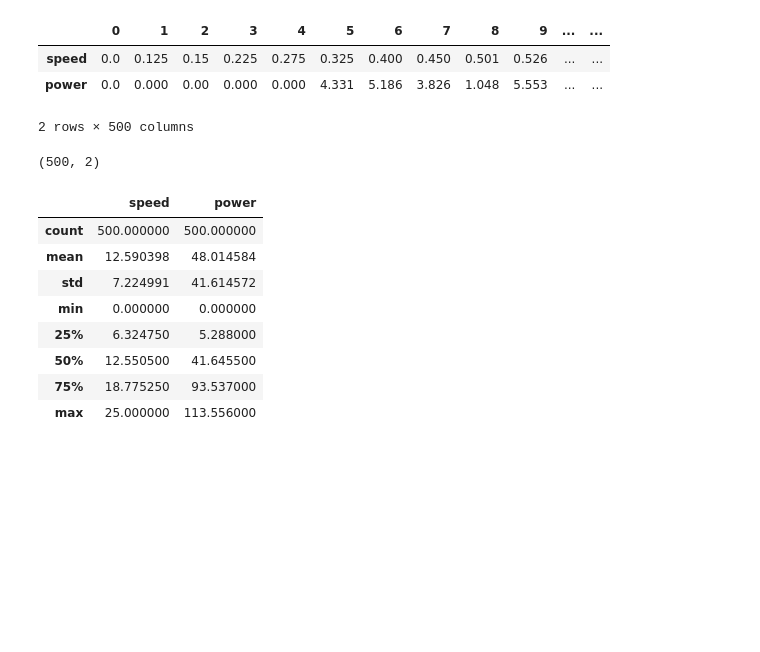
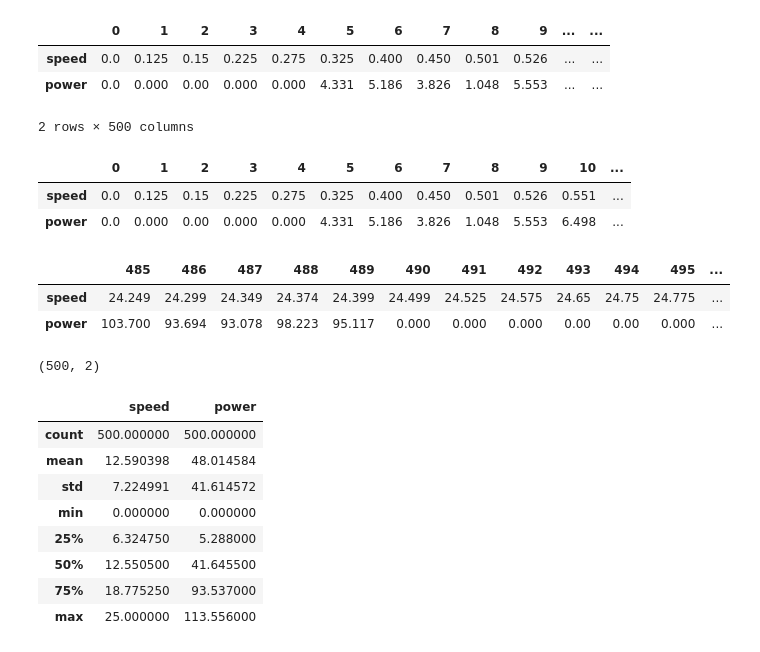
Before and after one commit to mizydorek/Machine-Learning-Project-2020, a Jupyter notebook: project.ipynb, the cells around one changed output. Saved outputs shown, nothing was run; the diff lists cells and outputs as text; code cells hidden in the pictures; blank space fills up the shorter version.

```diff
--- a/project.ipynb
+++ b/project.ipynb
@@ -49,6 +80,20 @@ df.T
 | speed | 0.0 | 0.125 | 0.15 | 0.225 | 0.275 | 0.325 | 0.400 | 0.450 | 0.501 | 0.526 | ... | ... |
 | power | 0.0 | 0.000 | 0.00 | 0.000 | 0.000 | 4.331 | 5.186 | 3.826 | 1.048 | 5.553 | ... | ... |
 2 rows × 500 columns
+# %%
+# Display first 15 rows.
+df.head(15).T
+# %% [output]
+|  | 0 | 1 | 2 | 3 | 4 | 5 | 6 | 7 | 8 | 9 | 10 | ... |
+| speed | 0.0 | 0.125 | 0.15 | 0.225 | 0.275 | 0.325 | 0.400 | 0.450 | 0.501 | 0.526 | 0.551 | ... |
+| power | 0.0 | 0.000 | 0.00 | 0.000 | 0.000 | 4.331 | 5.186 | 3.826 | 1.048 | 5.553 | 6.498 | ... |
+# %%
+# Display last 15 rows.
+df.tail(15).T
+# %% [output]
+|  | 485 | 486 | 487 | 488 | 489 | 490 | 491 | 492 | 493 | 494 | 495 | ... |
+| speed | 24.249 | 24.299 | 24.349 | 24.374 | 24.399 | 24.499 | 24.525 | 24.575 | 24.65 | 24.75 | 24.775 | ... |
+| power | 103.700 | 93.694 | 93.078 | 98.223 | 95.117 | 0.000 | 0.000 | 0.000 | 0.00 | 0.00 | 0.000 | ... |
 # %%
 # Shape of dataset.
 df.shape
```
Also changed, not shown: parts of 49 cells of this notebook.
